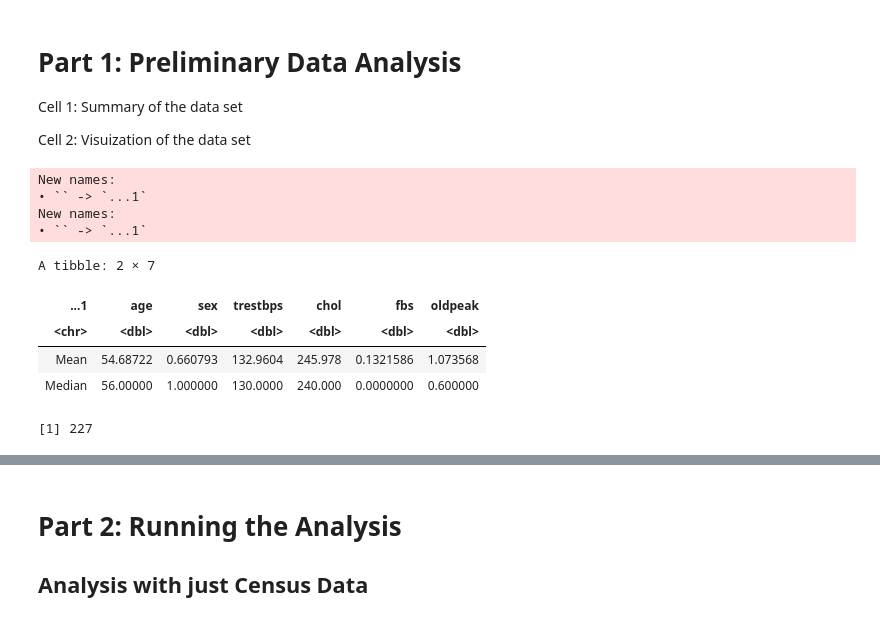
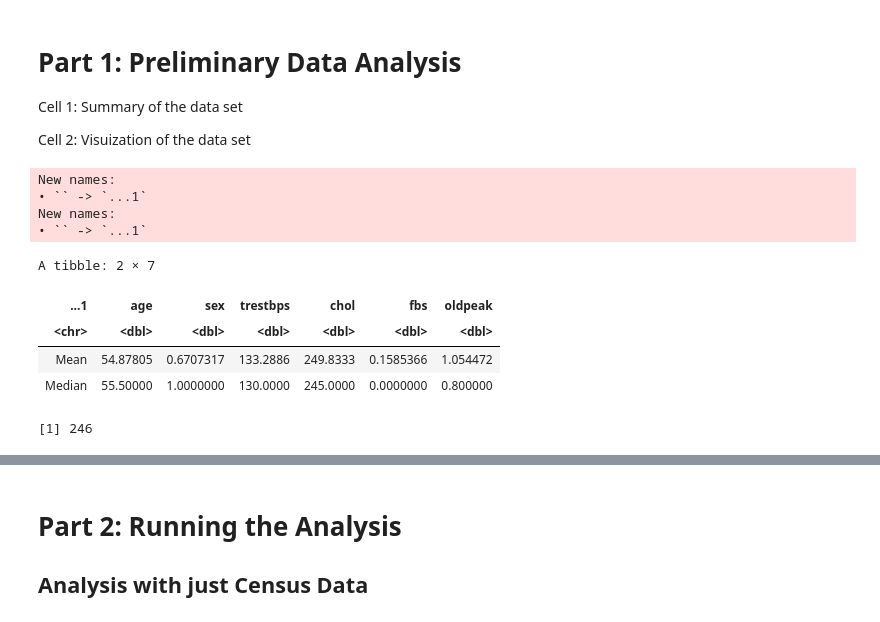
Before and after one commit to Phoebeml/Group20_DSCI100, a Jupyter notebook: Group20Project.ipynb, the cells around one changed output, grey strips where cells are left out. Drawn from its saved outputs; the diff is of its cells as text; code cells hidden in the pictures.

```diff
--- a/Group20Project.ipynb
+++ b/Group20Project.ipynb
@@ -53,38 +66,44 @@ clean_heart_data <- Cl_heart_data_2 |>
 # rename column
 colnames(clean_heart_data) <- c("age", "sex", "trestbps", "chol", "fbs", "oldpeak", "num")
 
+ups_recipe <- recipe(num ~ ., data = clean_heart_data) |>
+  step_upsample(num, over_ratio = 1, skip = FALSE) |>
+  prep()
+
+clean_heart_data <- bake(ups_recipe, clean_heart_data)
+
 #splitting data into training and testing sets
 heart_data_split <-  initial_split(clean_heart_data, prop = 0.75, strata = num)
 heart_train <- training(heart_data_split)
 heart_test <- testing(heart_data_split)
 # head(heart_train)
 # head(heart_test)
 
 #create new data frame without num for calculating stats
 heart_train_1 <- heart_train |>
     select(-num)
 
 # visualizing the data (only training data)
 names <- c("Mean", "Median")
 mean_1 <- heart_train_1 |>
     map_df(mean, na.rm = TRUE)
 median_1 <- heart_train_1 |>
     map_df(median, na.rm = TRUE)
 tbl1 <- bind_rows(mean_1, median_1)
 exploratory_analysis <- bind_cols(names, tbl1)
 exploratory_analysis
 
 number_of_rows <- heart_train |>
     nrow()
 number_of_rows
 # %% [output]
 New names:
 • `` -> `...1`
 New names:
 • `` -> `...1`
 A tibble: 2 × 7
 | ...1 | age | sex | trestbps | chol | fbs | oldpeak |
 | <chr> | <dbl> | <dbl> | <dbl> | <dbl> | <dbl> | <dbl> |
-| Mean | 54.68722 | 0.660793 | 132.9604 | 245.978 | 0.1321586 | 1.073568 |
-| Median | 56.00000 | 1.000000 | 130.0000 | 240.000 | 0.0000000 | 0.600000 |
+| Mean | 54.87805 | 0.6707317 | 133.2886 | 249.8333 | 0.1585366 | 1.054472 |
+| Median | 55.50000 | 1.0000000 | 130.0000 | 245.0000 | 0.0000000 | 0.800000 |
-[1] 227
+[1] 246
```
Also changed, not shown: parts of 12 cells of this notebook.
